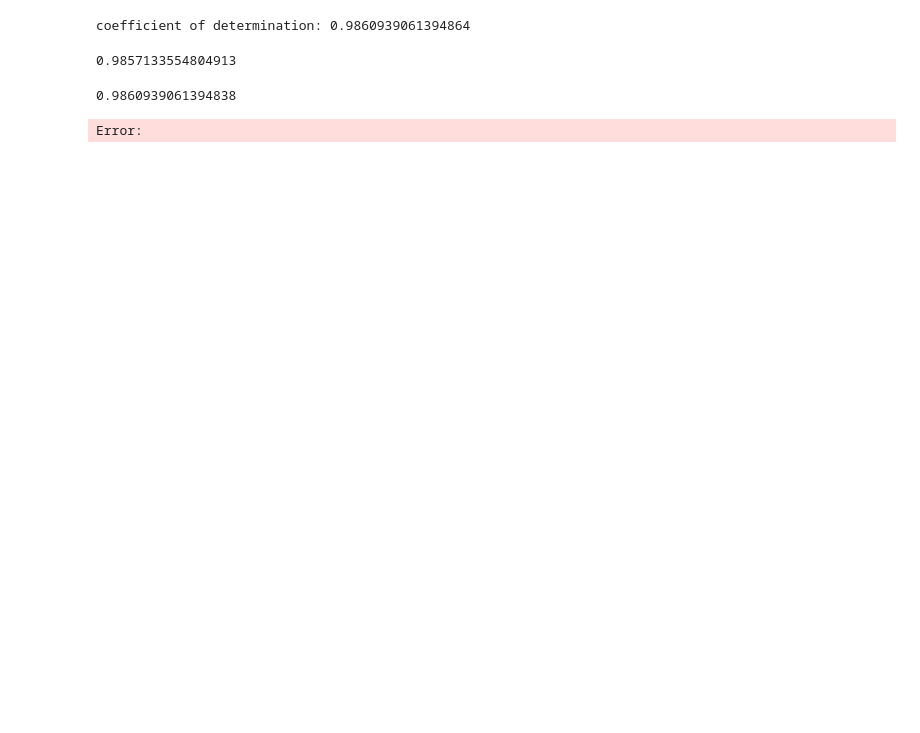
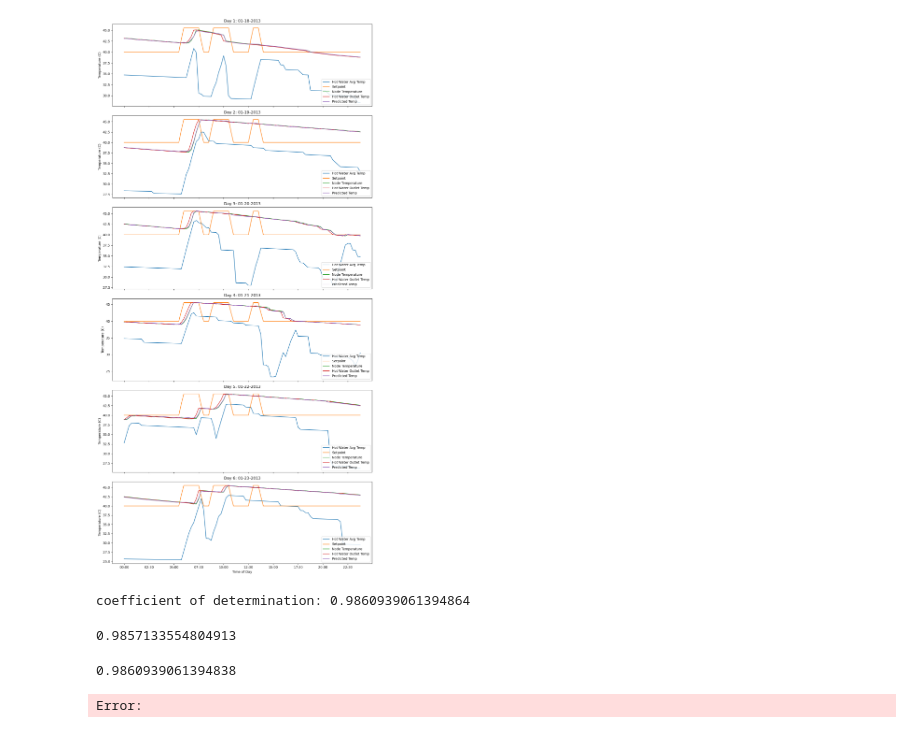
Before and after one commit to NREL/OCHRE, a Jupyter notebook: bin/run_wh_analysis_janelle.ipynb, the cells around one changed output. Drawn from its saved outputs; the diff is of its cells as text; code cells hidden in the pictures; blank space fills up the shorter version.

Commit message:
Added additional figure generation

```diff
--- a/bin/run_wh_analysis_janelle.ipynb
+++ b/bin/run_wh_analysis_janelle.ipynb
@@ -135 +130,6 @@ error
 Name: Hot Water Outlet Temperature (C), dtype: float64
+# %%
+#validation test
+#val_data = pd.read_csv("output_site_10441.csv")
+val_data = pd.read_csv("output_site_90023.csv")
+X_val, y_val = csv_to_features(val_data)
@@ -241,3 +279,66 @@ for day in days:
+# %%
+import matplotlib.pyplot as plt
+import pandas as pd
+import matplotlib.dates as mdates
+from datetime import datetime
+
+# Define the days to visualize
+days = {1, 2, 3, 4, 5, 6}
+
+# Create a figure with subplots (rows for each day)
+fig, axes = plt.subplots(len(days), 1, figsize=(12, 4 * len(days)), sharex=True)
+
+# Ensure axes is always iterable (even for a single subplot)
+if len(days) == 1:
+    axes = [axes]
+
+for i, day in enumerate(days):
+    x_day = X_val[(96 * day):(96 * day) + 96]
+    avg_temp_day = x_day[:, 0]
+    draw_data_day = x_day[:, 1]
+    setpoint_day = x_day[:, 5]
+    node_temp_day = x_day[:, 9]
+
+    y_day = y_val[(96 * day):(96 * day) + 96]
+    y_day = [list(row) for row in zip(*y_day)]
+    y_day = y_day[0]
+
+    y_predict_day = y_predict_val[(96 * day):(96 * day) + 96]
+    y_predict_day = y_predict_day[:, 0]
+
+    start_time = "00:00:00"
+    end_time = "23:59:59"
+
+    # Create datetime range with 15-minute intervals
+    datetime_list = pd.date_range(start=start_time, end=end_time, freq="15T")
+    datetime_list = [dt.strftime("%H:%M") for dt in datetime_list]
+
+    # Format date for the title
+    day_num = str((day + 17) % 365).rjust(3, '0')
+    year = "2013"
+    res = datetime.strptime(year + "-" + day_num, "%Y-%j").strftime("%m-%d-%Y")
+
+    # Plot each day's data in a separate row
+    ax = axes[i]
+    ax.plot(datetime_list, avg_temp_day, label="Hot Water Avg Temp")
+    ax.plot(datetime_list, setpoint_day, label="Setpoint")
+    ax.plot(datetime_list, node_temp_day, label="Node Temperature")
+    ax.plot(datetime_list, y_day, label="Hot Water Outlet Temp")
+    ax.plot(datetime_list, y_predict_day, label="Predicted Temp")
+
+    ax.set_title(f"Day {day}: {res}")
+    ax.set_ylabel("Temperature (C)")
+    ax.legend(loc="lower right")
+
+# Set common x-axis labels
+axes[-1].set_xticks(datetime_list[::10])
+axes[-1].set_xlabel("Time of Day")
+
+# Improve layout
+plt.tight_layout()
+plt.show()
+# %% [output]
+[figure, added]
 # %%
 # We set Hot Water Outlet as our predicted value
 import numpy as np
```
Also changed, not shown: parts of 18 cells of this notebook, 1 other file.
